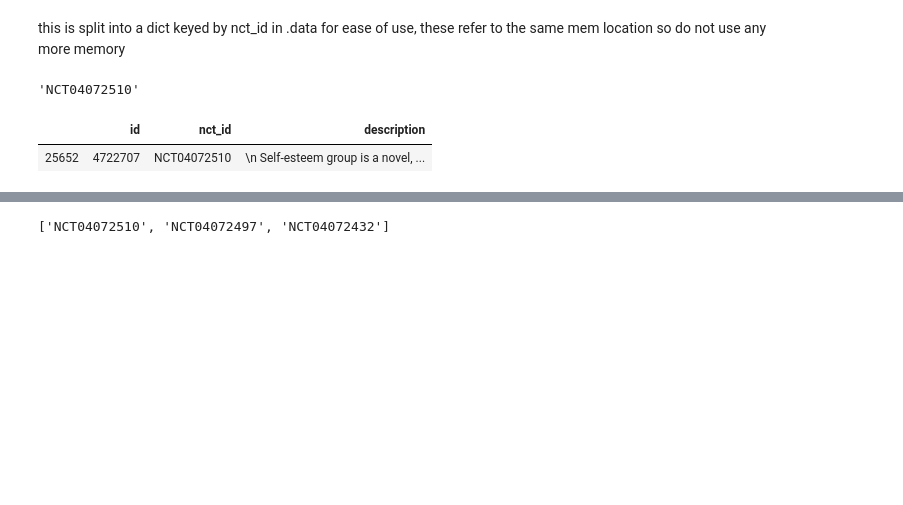
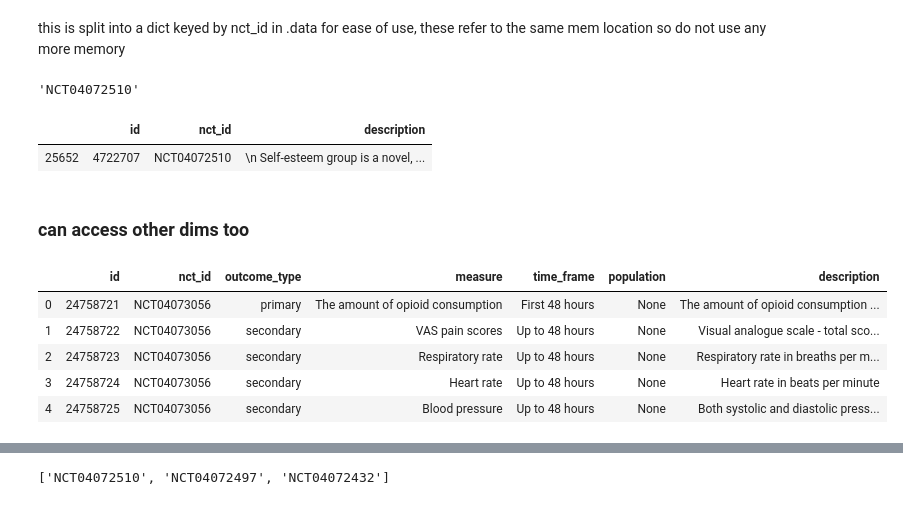
Before and after one commit to sylvaingchassang/trial-explorer, a Jupyter notebook: notebooks/Prototype Studies Interface.ipynb, the cells around one changed output, grey strips where cells are left out. Cells and saved outputs as stored; diff of their text form; code cells hidden in the pictures; blank space fills up the shorter version.

Commit message:
added handlers for all flat dimensions

```diff
--- a/notebooks/Prototype Studies Interface.ipynb
+++ b/notebooks/Prototype Studies Interface.ipynb
@@ -118,5 +138,3 @@ ss.avail_dims.brief_summaries
 ### to add a dimension, we just need to add the key of the dimension using this method:
 
 This will call the constructor of the dimension handler and link that Object to the StudySet object
-# %%
-ss.add_dimension(ss.avail_dims.brief_summaries)
@@ -124,0 +141,2 @@ added brief_summaries to dimensions list, now 1 active
+# %%
+ss.add_dimensions(['brief_summaries', 'links', 'designs', 'design_outcomes'])
@@ -168,3 +201,16 @@ cur_dim.data[test_nct_id]
 # %% [output]
 |  | id | nct_id | description |
 | 25652 | 4722707 | NCT04072510 | \n Self-esteem group is a novel, ... |
+# %% [markdown]
+### can access other dims too
+# %%
+cur_dim = ss.dimensions['design_outcomes']
+# %%
+cur_dim.raw_data.head()
+# %% [output]
+|  | id | nct_id | outcome_type | measure | time_frame | population | description |
+| 0 | 24758721 | NCT04073056 | primary | The amount of opioid consumption | First 48 hours | None | The amount of opioid consumption ... |
+| 1 | 24758722 | NCT04073056 | secondary | VAS pain scores | Up to 48 hours | None | Visual analogue scale - total sco... |
+| 2 | 24758723 | NCT04073056 | secondary | Respiratory rate | Up to 48 hours | None | Respiratory rate in breaths per m... |
+| 3 | 24758724 | NCT04073056 | secondary | Heart rate | Up to 48 hours | None | Heart rate in beats per minute |
+| 4 | 24758725 | NCT04073056 | secondary | Blood pressure | Up to 48 hours | None | Both systolic and diastolic press... |
```
Also changed, not shown: parts of 9 cells of this notebook, 4 other files.
